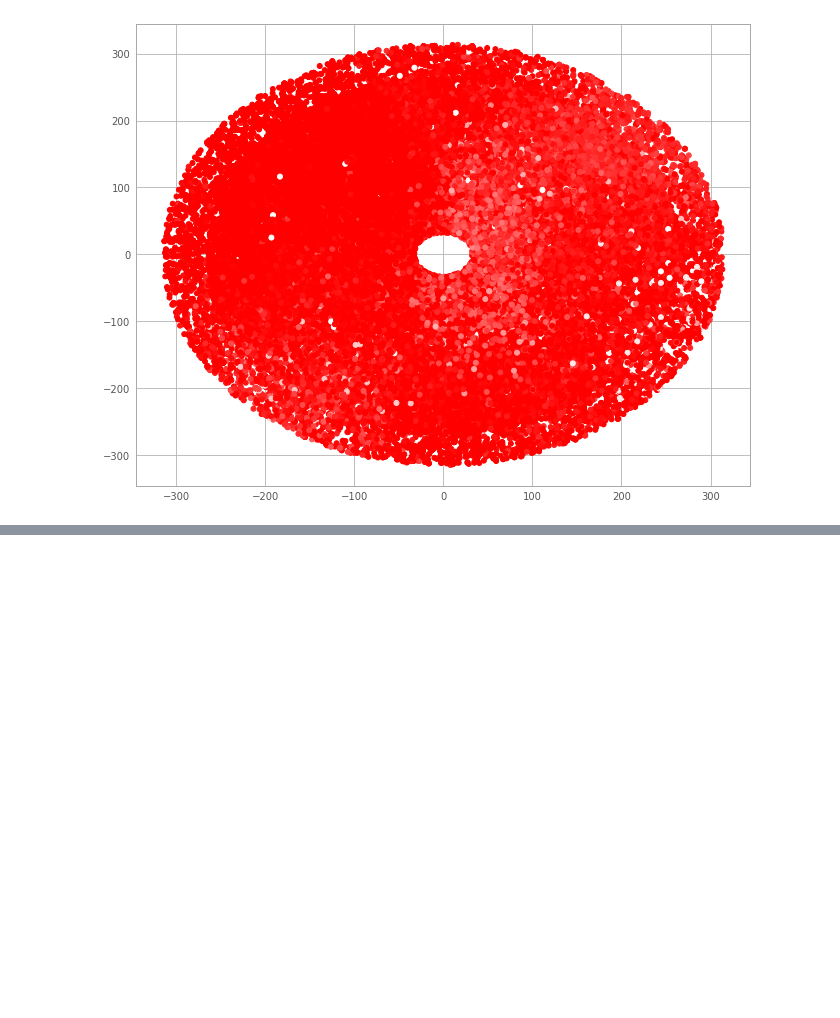
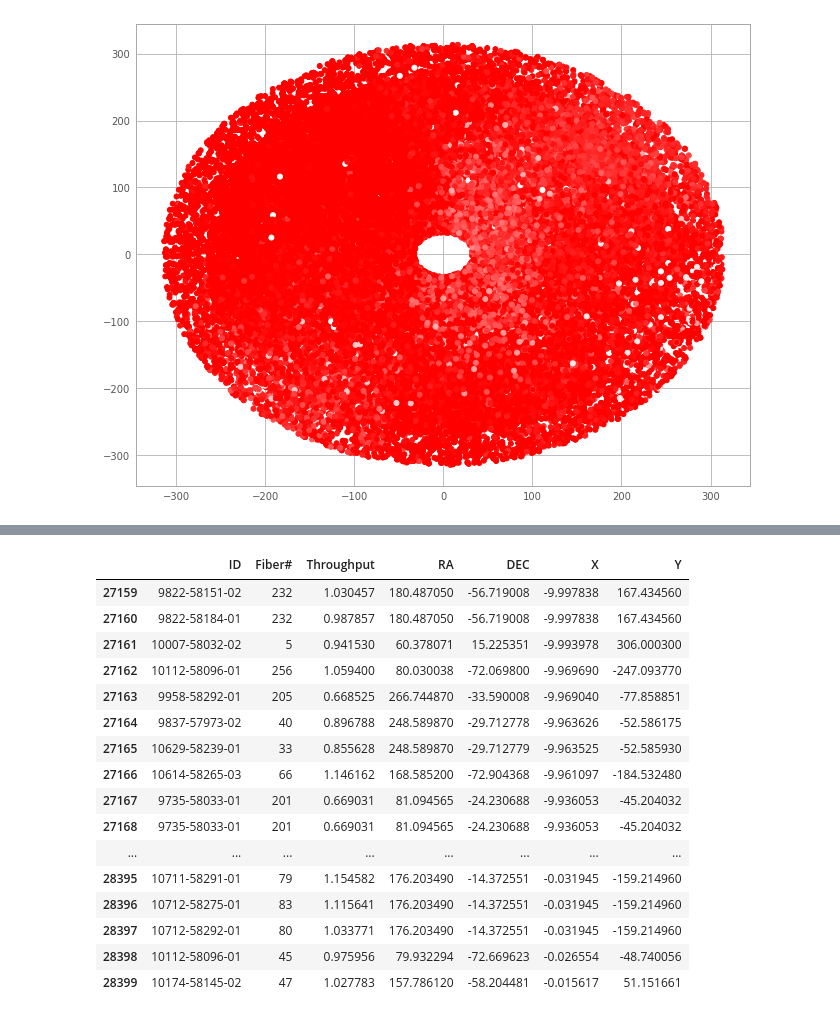
Before and after one commit to ef0441028/Work-112918, a Jupyter notebook: mapping updated.ipynb, the cells around one changed output, grey strips where cells are left out. Drawn from its saved outputs; the diff is of its cells as text; code cells hidden in the pictures; blank space fills up the shorter version.

```diff
--- a/mapping updated.ipynb
+++ b/mapping updated.ipynb
@@ -197,0 +102,84 @@ print(a)
+# %%
+df = pd.read_csv('3throughput_merged_data_21.csv')
+#a = df.loc[df['X'] >= 300]
+
+df[(df['X'] >= 300) & (df['X'] <= 315)]
+df[(df['X'] >= 290) & (df['X'] <= 300)]
+df[(df['X'] >= 280) & (df['X'] <= 290)]
+df[(df['X'] >= 270) & (df['X'] <= 280)]
+df[(df['X'] >= 260) & (df['X'] <= 270)]
+df[(df['X'] >= 250) & (df['X'] <= 260)]
+df[(df['X'] >= 240) & (df['X'] <= 250)]
+df[(df['X'] >= 230) & (df['X'] <= 240)]
+df[(df['X'] >= 220) & (df['X'] <= 230)]
+df[(df['X'] >= 210) & (df['X'] <= 220)]
+df[(df['X'] >= 200) & (df['X'] <= 210)]
+df[(df['X'] >= 190) & (df['X'] <= 200)]
+df[(df['X'] >= 180) & (df['X'] <= 190)]
+df[(df['X'] >= 170) & (df['X'] <= 180)]
+df[(df['X'] >= 160) & (df['X'] <= 170)]
+df[(df['X'] >= 150) & (df['X'] <= 160)]
+df[(df['X'] >= 140) & (df['X'] <= 150)]
+df[(df['X'] >= 130) & (df['X'] <= 140)]
+df[(df['X'] >= 120) & (df['X'] <= 130)]
+df[(df['X'] >= 110) & (df['X'] <= 120)]
+df[(df['X'] >= 100) & (df['X'] <= 110)]
+df[(df['X'] >= 90) & (df['X'] <= 100)]
+df[(df['X'] >= 80) & (df['X'] <= 90)]
+df[(df['X'] >= 70) & (df['X'] <= 80)]
+df[(df['X'] >= 60) & (df['X'] <= 70)]
+df[(df['X'] >= 50) & (df['X'] <= 60)]
+df[(df['X'] >= 40) & (df['X'] <= 50)]
+df[(df['X'] >= 30) & (df['X'] <= 40)]
+df[(df['X'] >= 20) & (df['X'] <= 30)]
+df[(df['X'] >= 10) & (df['X'] <= 20)]
+df[(df['X'] >= 0) & (df['X'] <= 10)]
+df[(df['X'] >= -315) & (df['X'] <= -300)]
+df[(df['X'] >= -300) & (df['X'] <= -290)]
+df[(df['X'] >= -290) & (df['X'] <= -280)]
+df[(df['X'] >= -280) & (df['X'] <= -270)]
+df[(df['X'] >= -270) & (df['X'] <= -260)]
+df[(df['X'] >= -260) & (df['X'] <= -250)]
+df[(df['X'] >= -250) & (df['X'] <= -240)]
+df[(df['X'] >= -240) & (df['X'] <= -230)]
+df[(df['X'] >= -230) & (df['X'] <= -220)]
+df[(df['X'] >= -220) & (df['X'] <= -210)]
+df[(df['X'] >= -210) & (df['X'] <= -200)]
+df[(df['X'] >= -200) & (df['X'] <= -190)]
+df[(df['X'] >= -190) & (df['X'] <= -180)]
+df[(df['X'] >= -180) & (df['X'] <= -170)]
+df[(df['X'] >= -170) & (df['X'] <= -160)]
+df[(df['X'] >= -160) & (df['X'] <= -150)]
+df[(df['X'] >= -150) & (df['X'] <= -140)]
+df[(df['X'] >= -140) & (df['X'] <= -130)]
+df[(df['X'] >= -130) & (df['X'] <= -120)]
+df[(df['X'] >= -120) & (df['X'] <= -110)]
+df[(df['X'] >= -110) & (df['X'] <= -100)]
+df[(df['X'] >= -100) & (df['X'] <= -90)]
+df[(df['X'] >= -90) & (df['X'] <= -80)]
+df[(df['X'] >= -80) & (df['X'] <= -70)]
+df[(df['X'] >= -70) & (df['X'] <= -60)]
+df[(df['X'] >= -60) & (df['X'] <= -50)]
+df[(df['X'] >= -50) & (df['X'] <= -40)]
+df[(df['X'] >= -40) & (df['X'] <= -30)]
+df[(df['X'] >= -30) & (df['X'] <= -20)]
+df[(df['X'] >= -20) & (df['X'] <= -10)]
+df[(df['X'] >= -10) & (df['X'] <= 0)]
+# %% [output]
+|  | ID | Fiber# | Throughput | RA | DEC | X | Y |
+| 27159 | 9822-58151-02 | 232 | 1.030457 | 180.487050 | -56.719008 | -9.997838 | 167.434560 |
+| 27160 | 9822-58184-01 | 232 | 0.987857 | 180.487050 | -56.719008 | -9.997838 | 167.434560 |
+| 27161 | 10007-58032-02 | 5 | 0.941530 | 60.378071 | 15.225351 | -9.993978 | 306.000300 |
+| 27162 | 10112-58096-01 | 256 | 1.059400 | 80.030038 | -72.069800 | -9.969690 | -247.093770 |
+| 27163 | 9958-58292-01 | 205 | 0.668525 | 266.744870 | -33.590008 | -9.969040 | -77.858851 |
+| 27164 | 9837-57973-02 | 40 | 0.896788 | 248.589870 | -29.712778 | -9.963626 | -52.586175 |
+| 27165 | 10629-58239-01 | 33 | 0.855628 | 248.589870 | -29.712779 | -9.963525 | -52.585930 |
+| 27166 | 10614-58265-03 | 66 | 1.146162 | 168.585200 | -72.904368 | -9.961097 | -184.532480 |
+| 27167 | 9735-58033-01 | 201 | 0.669031 | 81.094565 | -24.230688 | -9.936053 | -45.204032 |
+| 27168 | 9735-58033-01 | 201 | 0.669031 | 81.094565 | -24.230688 | -9.936053 | -45.204032 |
+| ... | ... | ... | ... | ... | ... | ... | ... |
+| 28395 | 10711-58291-01 | 79 | 1.154582 | 176.203490 | -14.372551 | -0.031945 | -159.214960 |
+| 28396 | 10712-58275-01 | 83 | 1.115641 | 176.203490 | -14.372551 | -0.031945 | -159.214960 |
+| 28397 | 10712-58292-01 | 80 | 1.033771 | 176.203490 | -14.372551 | -0.031945 | -159.214960 |
+| 28398 | 10112-58096-01 | 45 | 0.975956 | 79.932294 | -72.669623 | -0.026554 | -48.740056 |
+| 28399 | 10174-58145-02 | 47 | 1.027783 | 157.786120 | -58.204481 | -0.015617 | 51.151661 |
```
Also changed, not shown: parts of 5 cells of this notebook.
